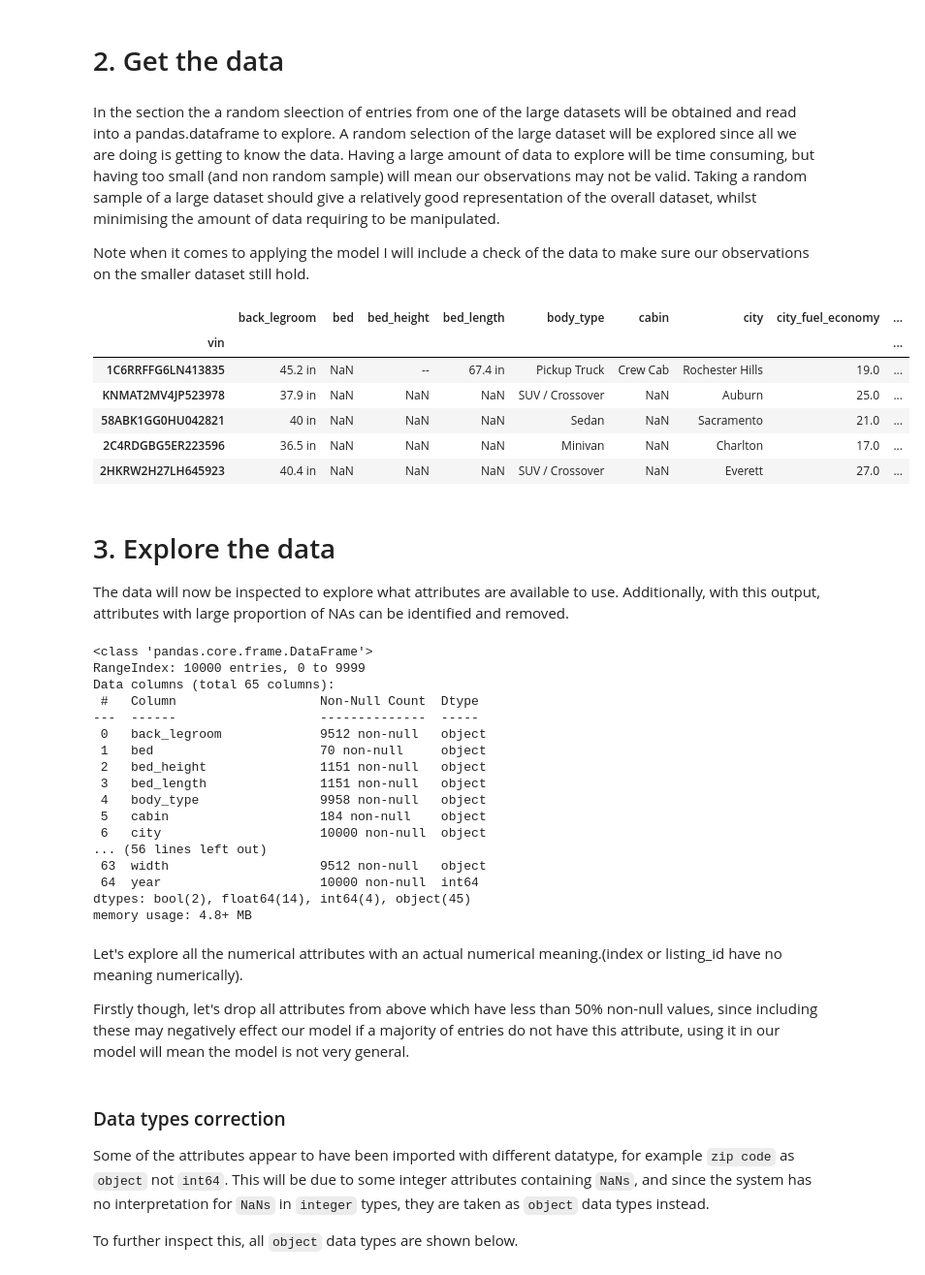
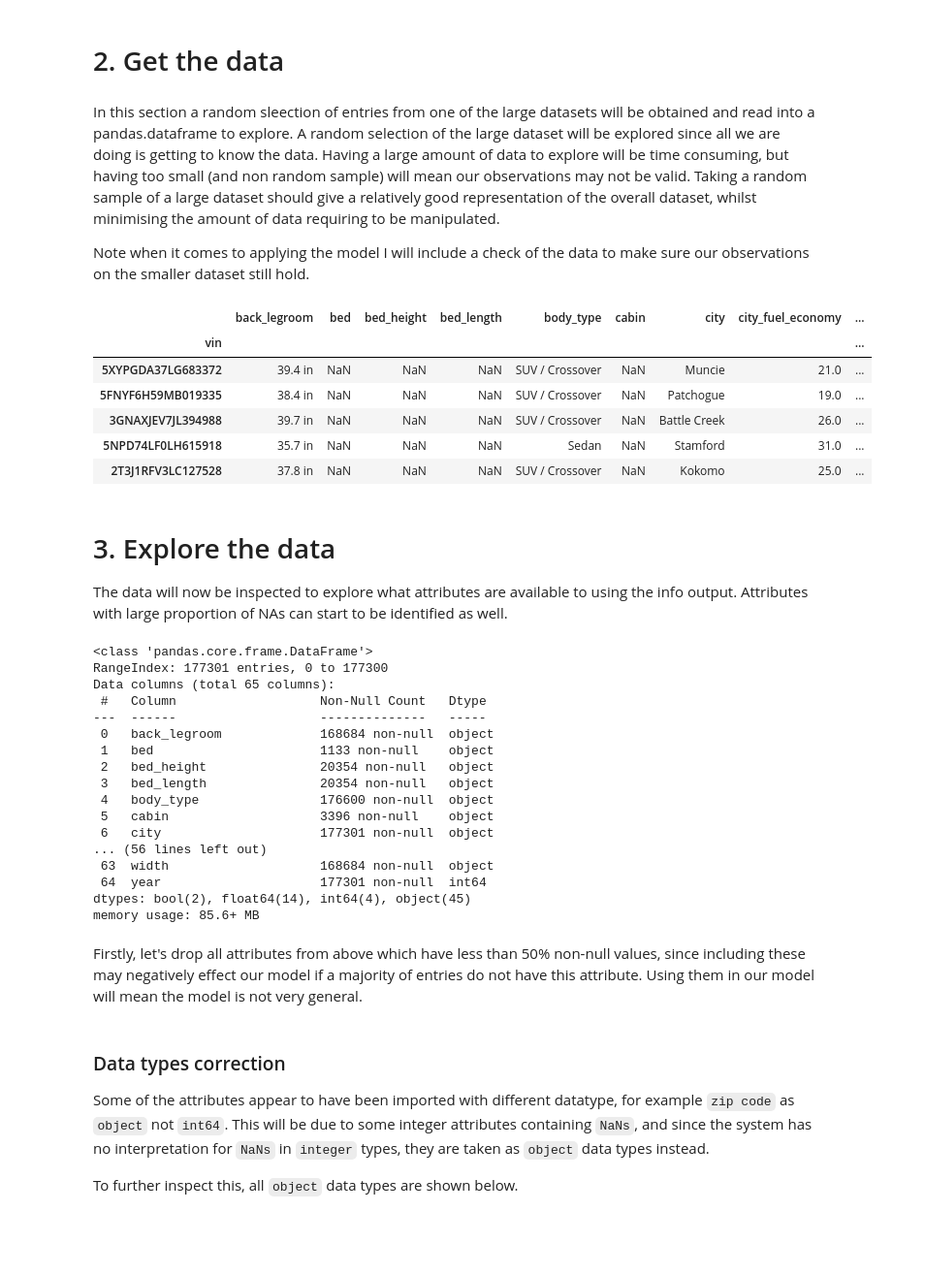
Before and after one commit to johnb-h/Car-Dataset-EDA-and-Prediction-Model, a Jupyter notebook: ID5059_run_script.ipynb, the cells around one changed output. Shown at 97% size. Saved outputs shown, nothing was run; the diff lists cells and outputs as text; code cells hidden in the pictures; blank space fills up the shorter version.

```diff
--- a/ID5059_run_script.ipynb
+++ b/ID5059_run_script.ipynb
@@ -31,7 +31,7 @@ For this measure we are looking for low RMSE. This will mean small residuals and
 # %% [markdown]
 # 2. Get the data
 # %% [markdown]
-In the section the a random sleection of entries from one of the large datasets will be obtained and read into a pandas.dataframe to explore. A random selection of the large dataset will be explored since all we are doing is getting to know the data. Having a large amount of data to explore will be time consuming, but having too small (and non random sample) will mean our observations may not be valid. Taking a random sample of a large dataset should give a relatively good representation of the overall dataset, whilst minimising the amount of data requiring to be manipulated.
+In this section a random sleection of entries from one of the large datasets will be obtained and read into a pandas.dataframe to explore. A random selection of the large dataset will be explored since all we are doing is getting to know the data. Having a large amount of data to explore will be time consuming, but having too small (and non random sample) will mean our observations may not be valid. Taking a random sample of a large dataset should give a relatively good representation of the overall dataset, whilst minimising the amount of data requiring to be manipulated.
 
 Note when it comes to applying the model I will include a check of the data to make sure our observations on the smaller dataset still hold.
 # %%
@@ -49,68 +50,66 @@ from pathlib import Path
 # %%
 # folder_path: str = "/cs/studres/ID5059/Coursework/Coursework-1/data/2_medium" # uni
 folder_path : str = r"/home/johnbh/personal_git/ID5059_coursework_1/data/3_large" # Desktop
 
 if not os.path.exists(folder_path):
     raise FileNotFoundError
 os.chdir(folder_path)
 
 file_names : list = [i for i in glob.glob("*.{}".format('csv'))]
 
 
 def read_car_data(filepath : str) -> pd.DataFrame:
     """
     Reads a filepath and returns the dataframe
     :param filepath: The location of the file to read
     :return: returns the pandas dataframe
     """
     return pd.read_csv(filepath, index_col = "vin")
 
-sample_size: int = 10000
+frac: float = 0.6 # fraction of data to use to explore
 
-df: pd.DataFrame = read_car_data(file_names[0]).sample(sample_size)
-data_original_length : int = len(df.index)
+df: pd.DataFrame = read_car_data(file_names[0]).sample(frac = frac)
+sample_size: int = len(df)
 
 # Clear the maximum number of columns to be displayed, so that all will be visible.
 pd.set_option('display.max_columns', None)
-# check data looks okay
+# check data looks roughly okay
 df.head(5)
 # %% [output]
 |  | back_legroom | bed | bed_height | bed_length | body_type | cabin | city | city_fuel_economy | ... |
 | vin |  |  |  |  |  |  |  |  | ... |
-| 1C6RRFFG6LN413835 | 45.2 in | NaN | -- | 67.4 in | Pickup Truck | Crew Cab | Rochester Hills | 19.0 | ... |
-| KNMAT2MV4JP523978 | 37.9 in | NaN | NaN | NaN | SUV / Crossover | NaN | Auburn | 25.0 | ... |
-| 58ABK1GG0HU042821 | 40 in | NaN | NaN | NaN | Sedan | NaN | Sacramento | 21.0 | ... |
-| 2C4RDGBG5ER223596 | 36.5 in | NaN | NaN | NaN | Minivan | NaN | Charlton | 17.0 | ... |
-| 2HKRW2H27LH645923 | 40.4 in | NaN | NaN | NaN | SUV / Crossover | NaN | Everett | 27.0 | ... |
+| 5XYPGDA37LG683372 | 39.4 in | NaN | NaN | NaN | SUV / Crossover | NaN | Muncie | 21.0 | ... |
+| 5FNYF6H59MB019335 | 38.4 in | NaN | NaN | NaN | SUV / Crossover | NaN | Patchogue | 19.0 | ... |
+| 3GNAXJEV7JL394988 | 39.7 in | NaN | NaN | NaN | SUV / Crossover | NaN | Battle Creek | 26.0 | ... |
+| 5NPD74LF0LH615918 | 35.7 in | NaN | NaN | NaN | Sedan | NaN | Stamford | 31.0 | ... |
+| 2T3J1RFV3LC127528 | 37.8 in | NaN | NaN | NaN | SUV / Crossover | NaN | Kokomo | 25.0 | ... |
 # %% [markdown]
 # 3. Explore the data
 
-The data will now be inspected to explore what attributes are available to use. Additionally, with this output, attributes with large proportion of NAs can be identified and removed.
+The data will now be inspected to explore what attributes are available to using the info output. Attributes with large proportion of NAs can start to be identified as well.
 # %%
-df = df.reset_index(drop=True) # Reindex to make elements easier to quickly access
+df: pd.DataFrame = df.reset_index(drop=True) # Reindex to make elements easier to quickly access
 df.info()
 # %% [output]
 <class 'pandas.core.frame.DataFrame'>
-RangeIndex: 10000 entries, 0 to 9999
+RangeIndex: 177301 entries, 0 to 177300
 Data columns (total 65 columns):
- #   Column                   Non-Null Count  Dtype
----  ------                   --------------  -----
- 0   back_legroom             9512 non-null   object
- 1   bed                      70 non-null     object
- 2   bed_height               1151 non-null   object
- 3   bed_length               1151 non-null   object
- 4   body_type                9958 non-null   object
- 5   cabin                    184 non-null    object
- 6   city                     10000 non-null  object
+ #   Column                   Non-Null Count   Dtype
+---  ------                   --------------   -----
+ 0   back_legroom             168684 non-null  object
+ 1   bed                      1133 non-null    object
+ 2   bed_height               20354 non-null   object
+ 3   bed_length               20354 non-null   object
+ 4   body_type                176600 non-null  object
+ 5   cabin                    3396 non-null    object
+ 6   city                     177301 non-null  object
 ... (56 lines left out)
- 63  width                    9512 non-null   object
- 64  year                     10000 non-null  int64
+ 63  width                    168684 non-null  object
+ 64  year                     177301 non-null  int64
 dtypes: bool(2), float64(14), int64(4), object(45)
-memory usage: 4.8+ MB
+memory usage: 85.6+ MB
 # %% [markdown]
-Let's explore all the numerical attributes with an actual numerical meaning.(index or listing_id have no meaning numerically).
-
-Firstly though, let's drop all attributes from above which have less than 50% non-null values, since including these may negatively effect our model if a majority of entries do not have this attribute, using it in our model will mean the model is not very general.
+Firstly, let's drop all attributes from above which have less than 50% non-null values, since including these may negatively effect our model if a majority of entries do not have this attribute. Using them in our model will mean the model is not very general.
 # %%
 # Drop all attributes with less than 50% non-null values
 df = df.drop(columns=df.keys()[df.count() / sample_size < 0.5])
```
Also changed, not shown: parts of 80 cells of this notebook.
